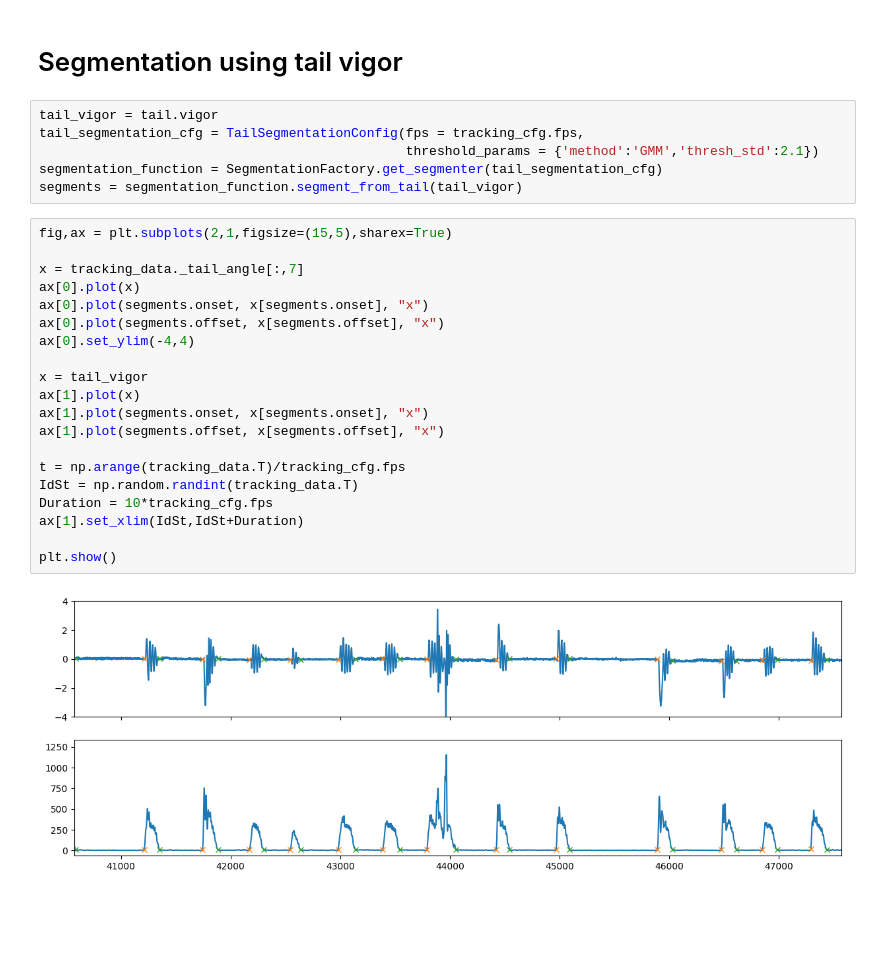
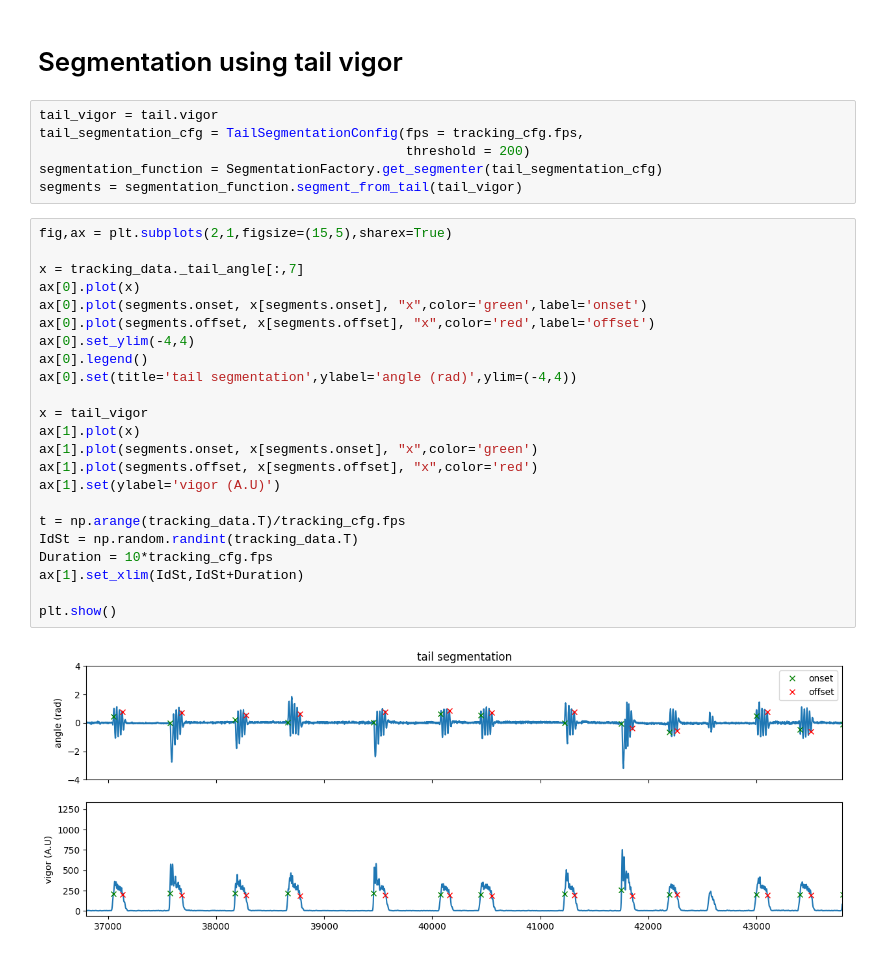
Before and after one commit to orger-lab/megabouts, a Jupyter notebook: docs/source/notebooks/tutorial_Tail_Segmentation.ipynb, the cells around one changed output. Cells and saved outputs as stored; diff of their text form; blank space fills up the shorter version.

```diff
--- a/docs/source/notebooks/tutorial_Tail_Segmentation.ipynb
+++ b/docs/source/notebooks/tutorial_Tail_Segmentation.ipynb
@@ -71,28 +71,31 @@ tail.df.head(5)
 # %%
 tail_vigor = tail.vigor
 tail_segmentation_cfg = TailSegmentationConfig(fps = tracking_cfg.fps,
-                                               threshold_params = {'method':'GMM','thresh_std':2.1})
+                                               threshold = 200)
 segmentation_function = SegmentationFactory.get_segmenter(tail_segmentation_cfg)
 segments = segmentation_function.segment_from_tail(tail_vigor)
 # %%
 fig,ax = plt.subplots(2,1,figsize=(15,5),sharex=True)
 
 x = tracking_data._tail_angle[:,7]
 ax[0].plot(x)
-ax[0].plot(segments.onset, x[segments.onset], "x")
-ax[0].plot(segments.offset, x[segments.offset], "x")
+ax[0].plot(segments.onset, x[segments.onset], "x",color='green',label='onset')
+ax[0].plot(segments.offset, x[segments.offset], "x",color='red',label='offset')
 ax[0].set_ylim(-4,4)
+ax[0].legend()
+ax[0].set(title='tail segmentation',ylabel='angle (rad)',ylim=(-4,4))
 
 x = tail_vigor
 ax[1].plot(x)
-ax[1].plot(segments.onset, x[segments.onset], "x")
-ax[1].plot(segments.offset, x[segments.offset], "x")
+ax[1].plot(segments.onset, x[segments.onset], "x",color='green')
+ax[1].plot(segments.offset, x[segments.offset], "x",color='red')
+ax[1].set(ylabel='vigor (A.U)')
 
 t = np.arange(tracking_data.T)/tracking_cfg.fps
 IdSt = np.random.randint(tracking_data.T)
 Duration = 10*tracking_cfg.fps
 ax[1].set_xlim(IdSt,IdSt+Duration)
 
 plt.show()
 # %% [output]
-[figure, old version]
+[figure, new version]
```
Also changed, not shown: parts of 3 cells of this notebook, 4 other files.
